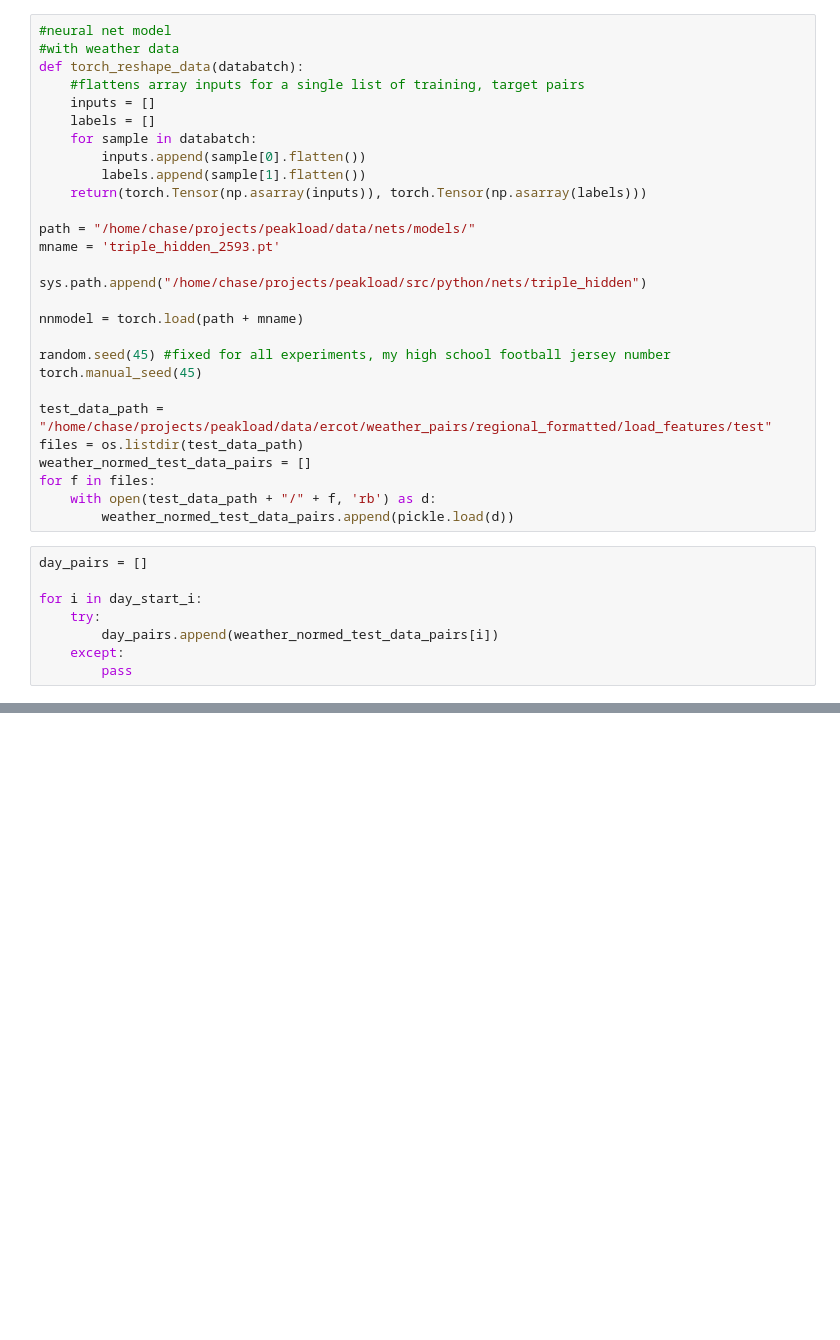
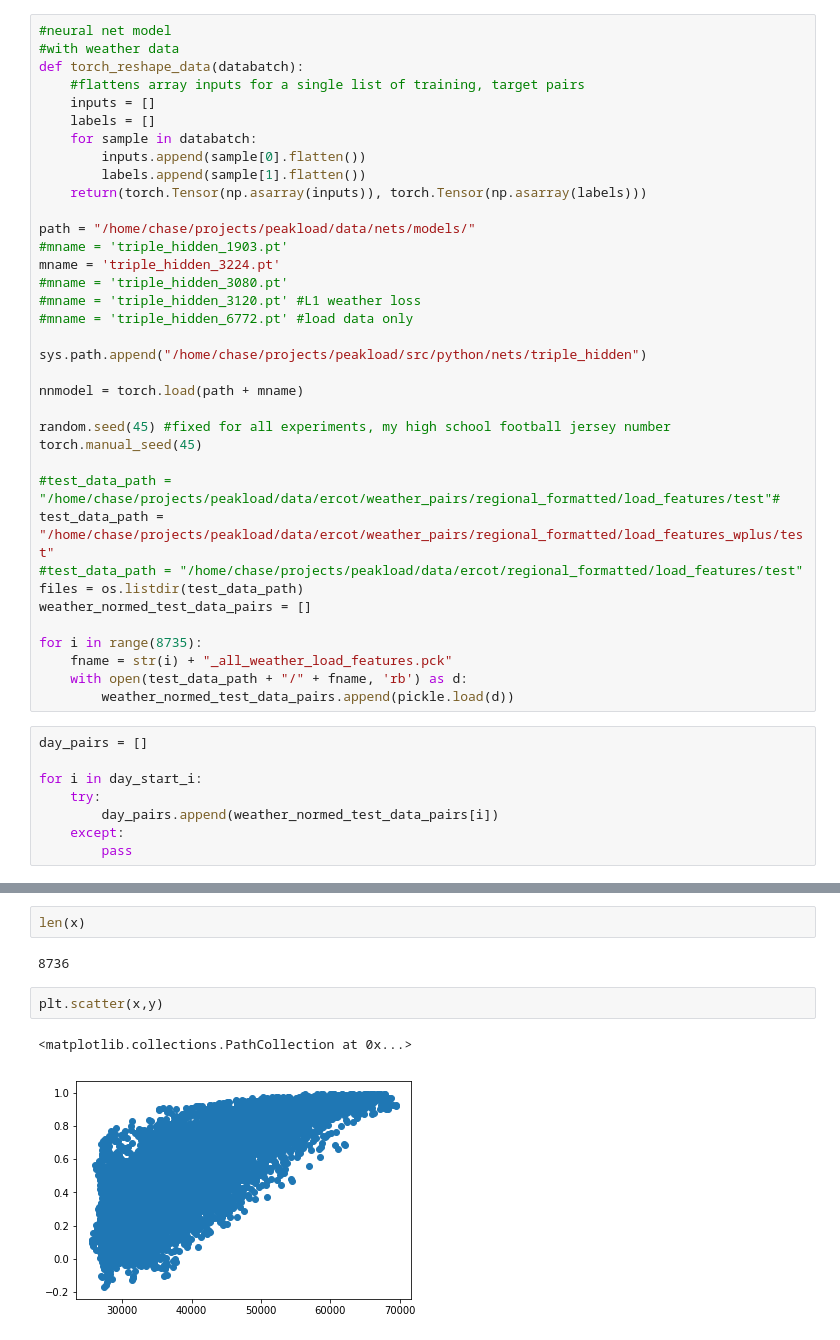
Before and after one commit to cpatdowling/peakload, a Jupyter notebook: notebooks/model_amortization.ipynb, the cells around one changed output, grey strips where cells are left out. Drawn from its saved outputs; the diff is of its cells as text; blank space fills up the shorter version.

```diff
--- a/notebooks/model_amortization.ipynb
+++ b/notebooks/model_amortization.ipynb
@@ -360,7 +377,11 @@ def torch_reshape_data(databatch):
     return(torch.Tensor(np.asarray(inputs)), torch.Tensor(np.asarray(labels)))
 
 path = "/home/chase/projects/peakload/data/nets/models/"
-mname = 'triple_hidden_2593.pt'
+#mname = 'triple_hidden_1903.pt'
+mname = 'triple_hidden_3224.pt'
+#mname = 'triple_hidden_3080.pt'
+#mname = 'triple_hidden_3120.pt' #L1 weather loss
+#mname = 'triple_hidden_6772.pt' #load data only
 
 sys.path.append("/home/chase/projects/peakload/src/python/nets/triple_hidden")
 
@@ -369,11 +390,15 @@ nnmodel = torch.load(path + mname)
 random.seed(45) #fixed for all experiments, my high school football jersey number
 torch.manual_seed(45)
 
-test_data_path = "/home/chase/projects/peakload/data/ercot/weather_pairs/regional_formatted/load_features/test"
+#test_data_path = "/home/chase/projects/peakload/data/ercot/weather_pairs/regional_formatted/load_features/test"#
+test_data_path = "/home/chase/projects/peakload/data/ercot/weather_pairs/regional_formatted/load_features_wplus/test"
+#test_data_path = "/home/chase/projects/peakload/data/ercot/regional_formatted/load_features/test"
 files = os.listdir(test_data_path)
 weather_normed_test_data_pairs = []
-for f in files:
-    with open(test_data_path + "/" + f, 'rb') as d:
+
+for i in range(8735):
+    fname = str(i) + "_all_weather_load_features.pck"
+    with open(test_data_path + "/" + fname, 'rb') as d:
         weather_normed_test_data_pairs.append(pickle.load(d))
 # %%
 day_pairs = []
@@ -424,0 +481,9 @@ print((nn_ann_util + 24*np.mean(hourly_utils))/ann_util_opt)
+# %%
+len(x)
+# %% [output]
+8736
+# %%
+plt.scatter(x,y)
+# %% [output]
+<matplotlib.collections.PathCollection at 0x...>
+[figure, added]
```
Also changed, not shown: parts of 22 cells of this notebook.
